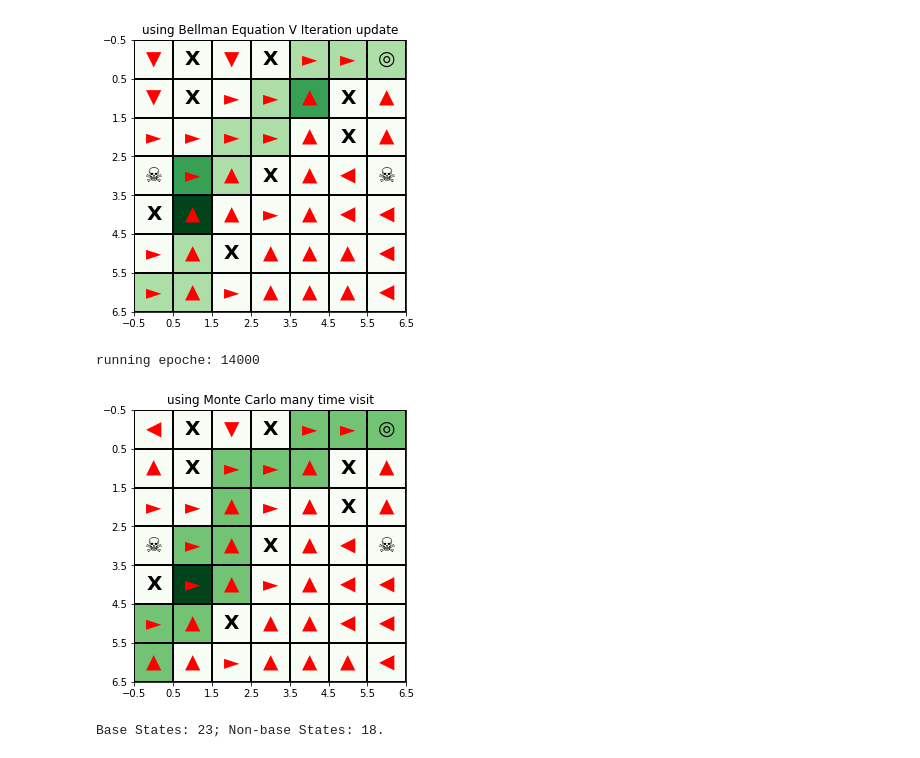
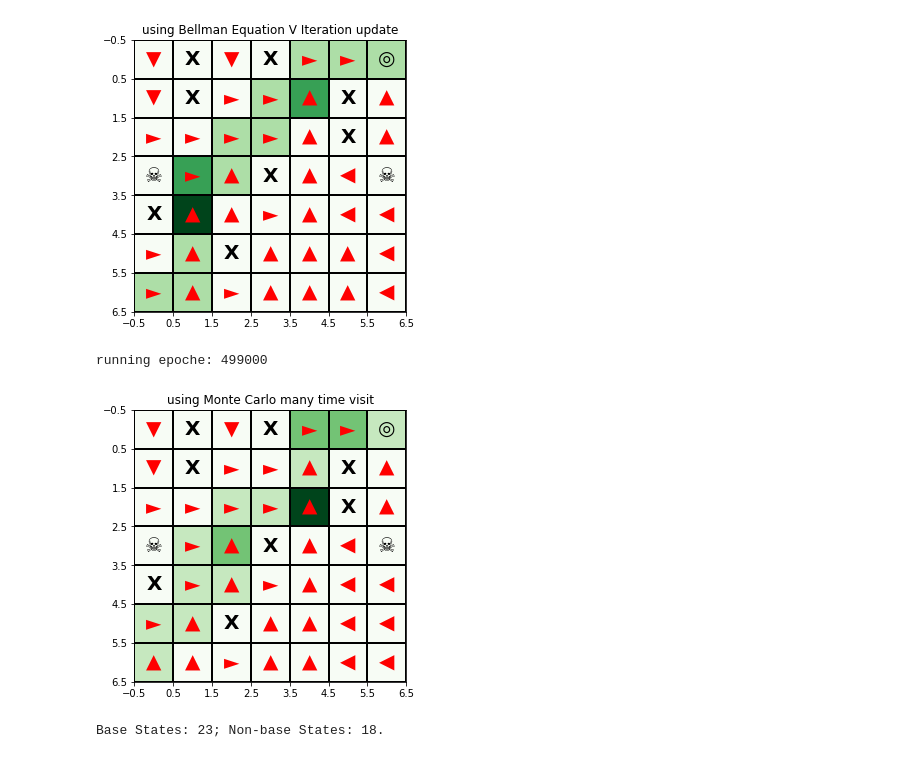
Before and after one commit to chihoxtra/reinforcement_learning, a Jupyter notebook: [PlayAround][Reinforcement Learning].ipynb, the cells around one changed output. Cells and saved outputs as stored; diff of their text form; code cells hidden in the pictures.

Commit message:
finally MC can find the optimal policy but requires a tuning on off policy and decaying also takes round 500K epochs....

```diff
--- a/[PlayAround][Reinforcement Learning].ipynb
+++ b/[PlayAround][Reinforcement Learning].ipynb
@@ -634,21 +634,8 @@ class RL_SearchAgent:
                     ep_sa_count[s][a] += 1 #include state/action count update
                     ep_rewardSum[s][a] += sum(ep_discounted_r[si:])
                     self.qScore[s][a] = ep_rewardSum[s][a]/ep_sa_count[s][a]
-                """
-                #for each e we count @ state only once
-                if a in self.problem.legalMoves and (s,a) not in ep_visited_state:
-                    ep_sa_count[s][a] += 1 #include state/action count update
-                    ep_rewardSum[s][a] += sum(ep_discounted_r[si:])
-                    ep_visited_state.append((s,a))
-            #End of one epoche/episode update of dictionary
 
-        #update Qscore using AVERAGE
-        for s in ep_sa_count:
-            for a in self.problem.legalMoves:
-                if ep_sa_count[s][a] != 0:
-                    self.qScore[s][a] = ep_rewardSum[s][a]/ep_sa_count[s][a]
-        """
-        return #self.visitedPath
+        return
 
     def trainModelbyTemporalDifference(self, epoche=1000, offPolicyThreshold=0.0,
                                        decayOP=False, decayLR=False):
@@ -904,12 +891,12 @@ showSearchPolicy(p1, s2, title='using Bellman Equation V Iteration update')
 # %%
 ######### Method 4: Using Monte Carlo (completely random) method ########
 #############     DO NOT EXECUTE IF YOU DONT HAVE TIME     ##############
 sMC = RL_SearchAgent(p1, gamma = 0.9, initialState = (1,1))
-sMC.trainModelbyMonteCarloFirstTime(epoche=15000, offPolicyThreshold=0.5)
+sMC.trainModelbyMonteCarloFirstTime(epoche=500000, offPolicyThreshold=0.7)
 showSearchPolicy(p1, sMC, title='using Monte Carlo many time visit')
 # %% [output]
-running epoche: 14000
+running epoche: 499000
-[figure, old version]
+[figure, new version]
 # %%
 ##### for Averagers ####
 p1a = RL_Problem(dimension = (7,7), walls=[(1,3),(2,6),(2,7),(3,2),(4,4),(4,7),(6,5),(6,6)],
```
Also changed, not shown: parts of 1 cell of this notebook.
